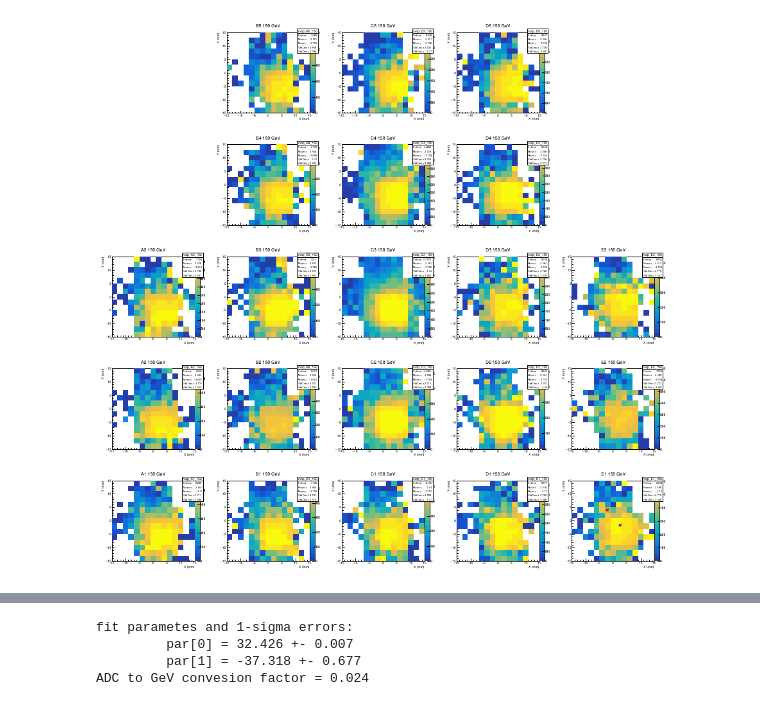
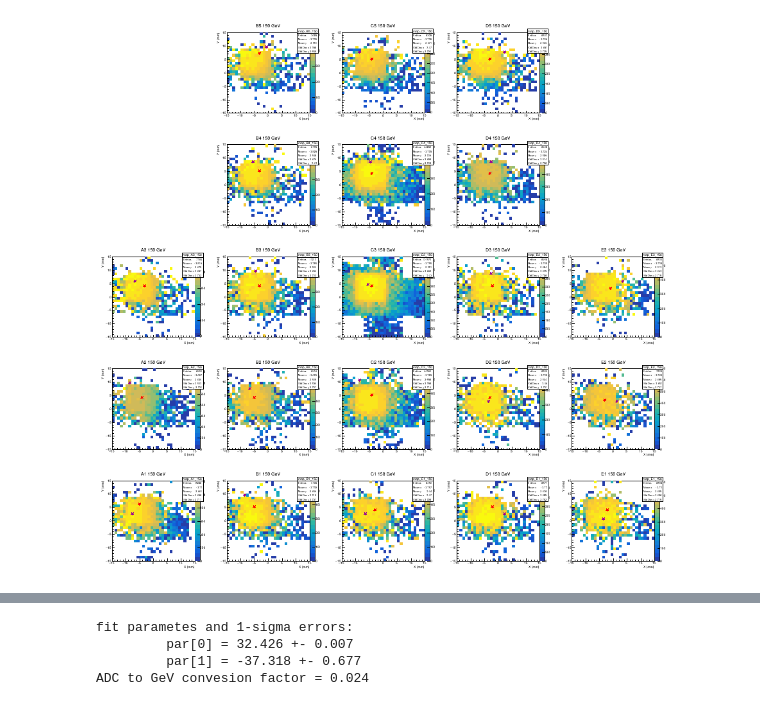
Before and after one commit to chernyavskaya/ECALtestBeam, a Jupyter notebook: CBfunction.ipynb, the cells around one changed output, grey strips where cells are left out. Saved outputs shown, nothing was run; the diff lists cells and outputs as text; code cells hidden in the pictures.

Commit message:
final ECAL energy resolution

```diff
--- a/CBfunction.ipynb
+++ b/CBfunction.ipynb
@@ -24,3 +25,11 @@ dir = '/31_07_2019/'
+# %%
+dir_str = '/01_08_2019_v7/'
+plot_folder = 'plots/'+dir_str
+output_folder = 'output/'+dir_str
+if not os.path.exists(plot_folder):
+    os.makedirs(plot_folder)
+if not os.path.exists(output_folder):
+    os.makedirs(output_folder)
 # %%
 reader = csv.reader(open('data/intercalibration19C.csv', 'r'))
 dict_run_cryst = {}
@@ -65,7 +74,7 @@ for row in reader:
             dict_C3_energy_scan_3x3[energy] = []
             dict_C3_energy_scan_3x3[energy].append(run)
 #########################Consider 3x3 now      #########################
-#dict_C3_energy_scan = dict_C3_energy_scan_3x3
+########dict_C3_energy_scan = dict_C3_energy_scan_3x3
 ###########################################################################
 
 
@@ -77,6 +86,7 @@ for row in reader:
     if crystal!='Crystal' :
         dict_crystal_centers[crystal] = [int(xpos),int(ypos)]
 
+dict_crystal_centers['C3_3x3'] =[4,5]
 
 naming = []
 for i in range(5,0,-1):
@@ -97,3 +105,7 @@ outstr = 'simoneCenter_1mm'
+# %%
+outstr = 'v7'
+#trees_path = '/eos/cms/store/group/dpg_ecal/comm_ecal/upgrade/testbeam/ECALTB_H4_Oct2018/ntuples_v5/'
+trees_path = '/eos/user/n/nchernya/ntuples/ECAL/Upgrade/ECAL_TB_Oct2018/ntuples_v7/'
 # %%
 reload(crystMap)
 
@@ -119,23 +131,26 @@ for crystal in naming:
 
         tree = ROOT.TChain("h4")
         for run in runs:
-            tree.Add("/eos/cms/store/group/dpg_ecal/comm_ecal/upgrade/testbeam/ECALTB_H4_Oct2018/ntuples_v5/ECAL_H4_October2018_%s.root"%run)
+            tree.Add("%s/ECAL_H4_October2018_%s.root"%(trees_path,run))
 
         crystal_map = crystMap.CrystalMap(tree)
         crystal_map.set_crystal(crystal)
         crystal_map.set_energy(energy)
         crystal_map.set_selection()
 
-        crystal_map.nbins = 6
-        crystal_map.xmin = -5
-        crystal_map.xmax = 15
-        crystal_map.ymin = -5
-        crystal_map.ymax = 15
+        crystal_map.nbins = 10
+        crystal_map.xmin = dict_crystal_centers[crystal][0]-5
+        crystal_map.xmax = dict_crystal_centers[crystal][0]+5
+        crystal_map.ymin = dict_crystal_centers[crystal][1]-5
+        crystal_map.ymax = dict_crystal_centers[crystal][1]+5
 
         crystal_map.plot(dict_crystal_centers)
 
         canvas_num+=1
+
+        gPad.Modified()
+        gPad.Update()
 c.Draw()
-c.SaveAs('plots/%s/crystal_%s_map_%s.pdf'%(dir,crystal,outstr))
-c.SaveAs('plots/%s/crystal_%s_map_%s.png'%(dir,crystal,outstr))
+c.SaveAs('%s/crystal_%s_map_%s.pdf'%(plot_folder,crystal,outstr))
+c.SaveAs('%s/crystal_%s_map_%s.png'%(plot_folder,crystal,outstr))
 # %% [output]
@@ -145,4 +164,4 @@ Info in <TCanvas::Print>: png file plots//31_07_2019//crystal_E1_map_simoneCente
-[figure, old version]
+[figure, new version]
 # %%
 pos_cut = 1
 c = ROOT.TCanvas("c","c",900,900)
```
Also changed, not shown: parts of 9 cells of this notebook, 1 other file.
